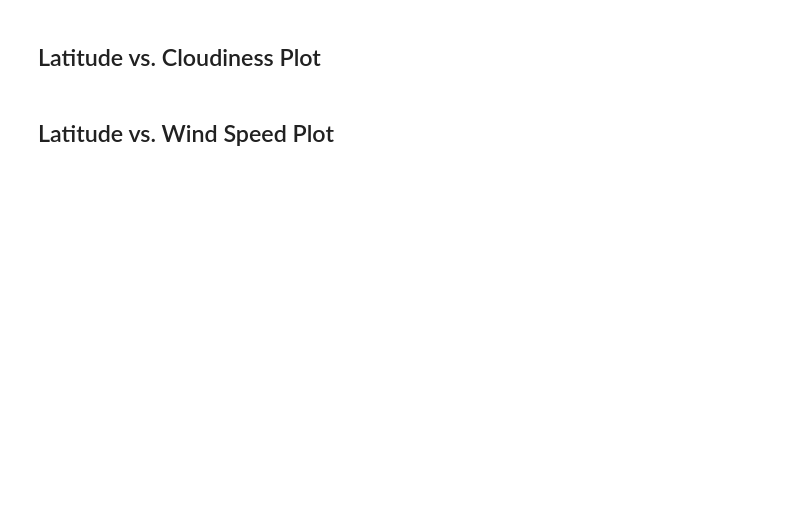
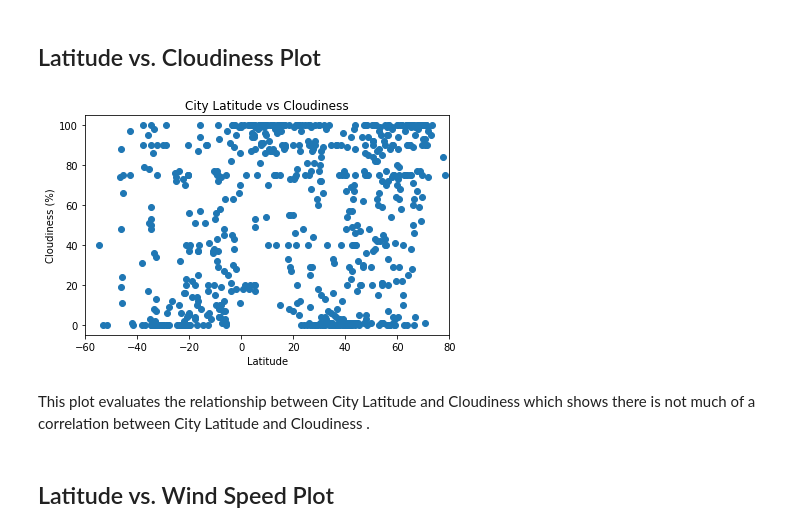
Before and after one commit to eddyannobil/python-api-challenge, a Jupyter notebook: WeatherPy/WeatherPy.ipynb, the cells around one changed output. Saved outputs shown, nothing was run; the diff lists cells and outputs as text; code cells hidden in the pictures; blank space fills up the shorter version.

```diff
--- a/WeatherPy/WeatherPy.ipynb
+++ b/WeatherPy/WeatherPy.ipynb
@@ -175,4 +209,21 @@ humidity_df
 # %% [markdown]
 ## Latitude vs. Cloudiness Plot
+# %%
+x_values = cities_df["Lat"]
+y_values = cities_df["Cloudiness"]
+
+plt.scatter(x_values,y_values)
+plt.title('City Latitude vs Cloudiness')
+plt.xlabel('Latitude')
+plt.ylabel('Cloudiness (%)')
+plt.ylim(-5, 105)
+plt.xlim(-60, 80)
+plt.tight_layout()
+plt.savefig("Images/lat_clouds.png")
+plt.show()
+# %% [output]
+[figure, added]
+# %% [markdown]
+This plot evaluates the relationship between City Latitude and Cloudiness which shows there is not much of a correlation between City Latitude and Cloudiness .
 # %% [markdown]
 ## Latitude vs. Wind Speed Plot
```
Also changed, not shown: parts of 9 cells of this notebook, 5 other files.
